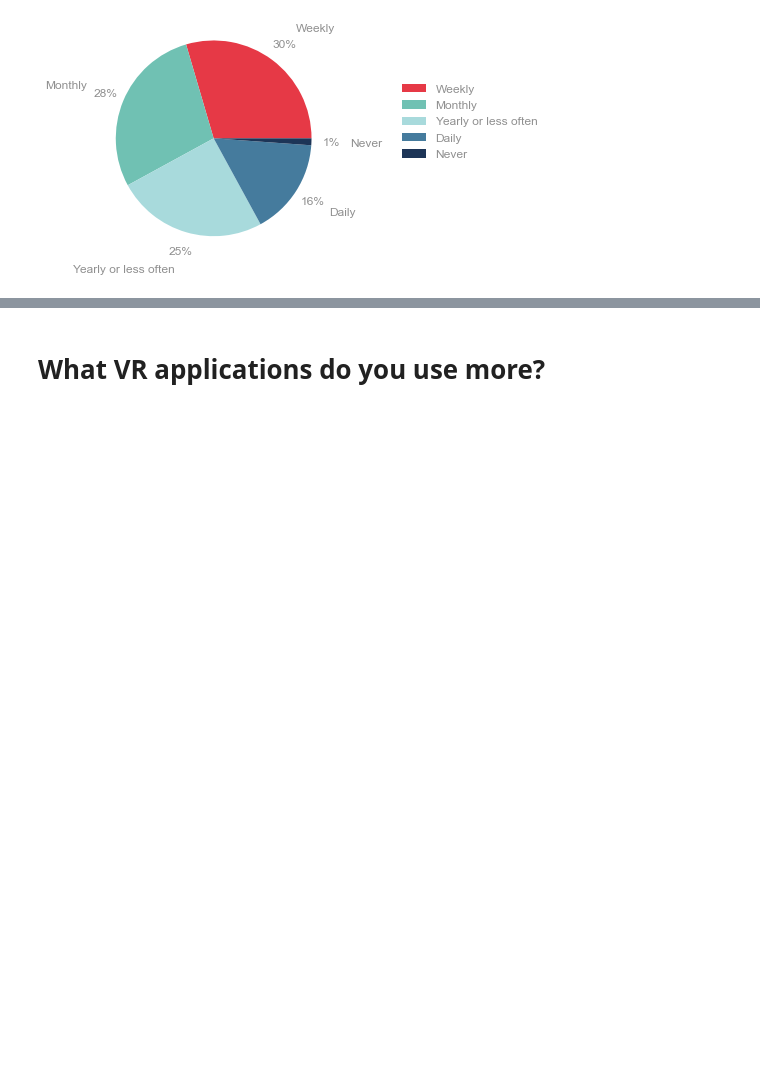
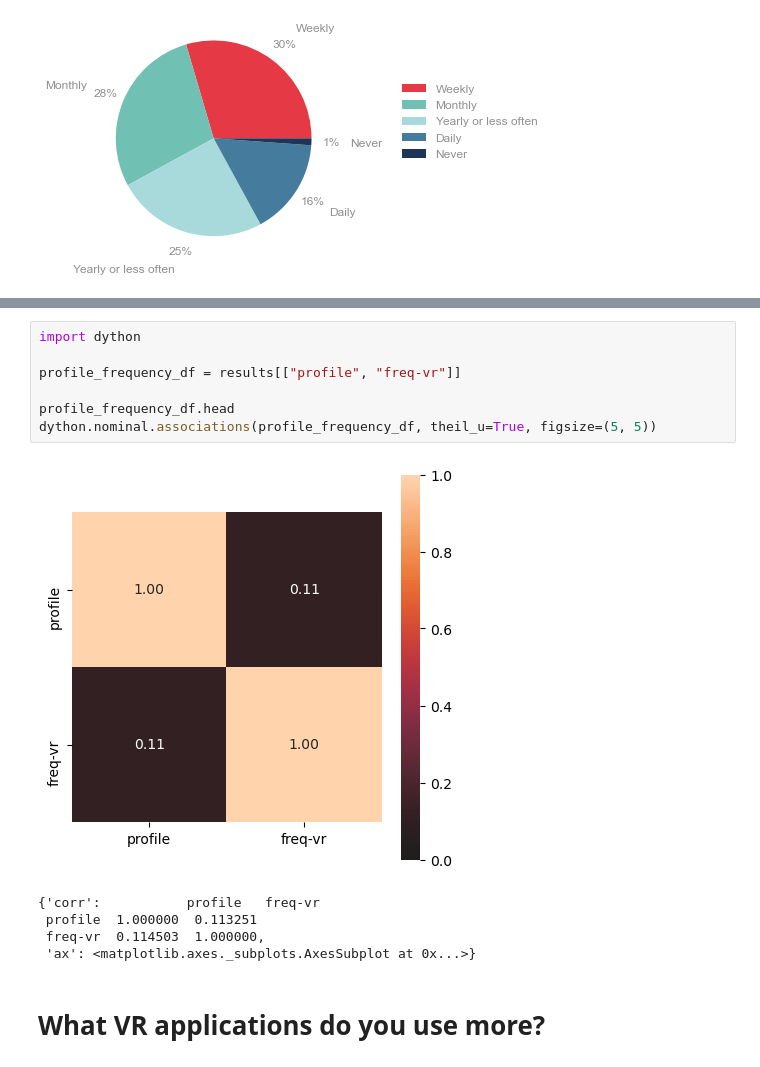
Before and after one commit to stevao-andrade/vr_survey, a Jupyter notebook: survey_charts.ipynb, the cells around one changed output, grey strips where cells are left out. Cells and saved outputs as stored; diff of their text form; blank space fills up the shorter version.

```diff
--- a/survey_charts.ipynb
+++ b/survey_charts.ipynb
@@ -158,3 +175,16 @@ dict_keys(['Weekly', 'Monthly', 'Yearly or less often', 'Daily', 'Never']) [26,
+# %%
+import dython
+
+profile_frequency_df = results[["profile", "freq-vr"]]
+
+profile_frequency_df.head
+dython.nominal.associations(profile_frequency_df, theil_u=True, figsize=(5, 5))
+# %% [output]
+[figure, added]
+{'corr':           profile   freq-vr
+ profile  1.000000  0.113251
+ freq-vr  0.114503  1.000000,
+ 'ax': <matplotlib.axes._subplots.AxesSubplot at 0x...>}
 # %% [markdown]
 # What VR applications do you use more?
 # %%
```
Also changed, not shown: parts of 6 cells of this notebook, 11 other files.
